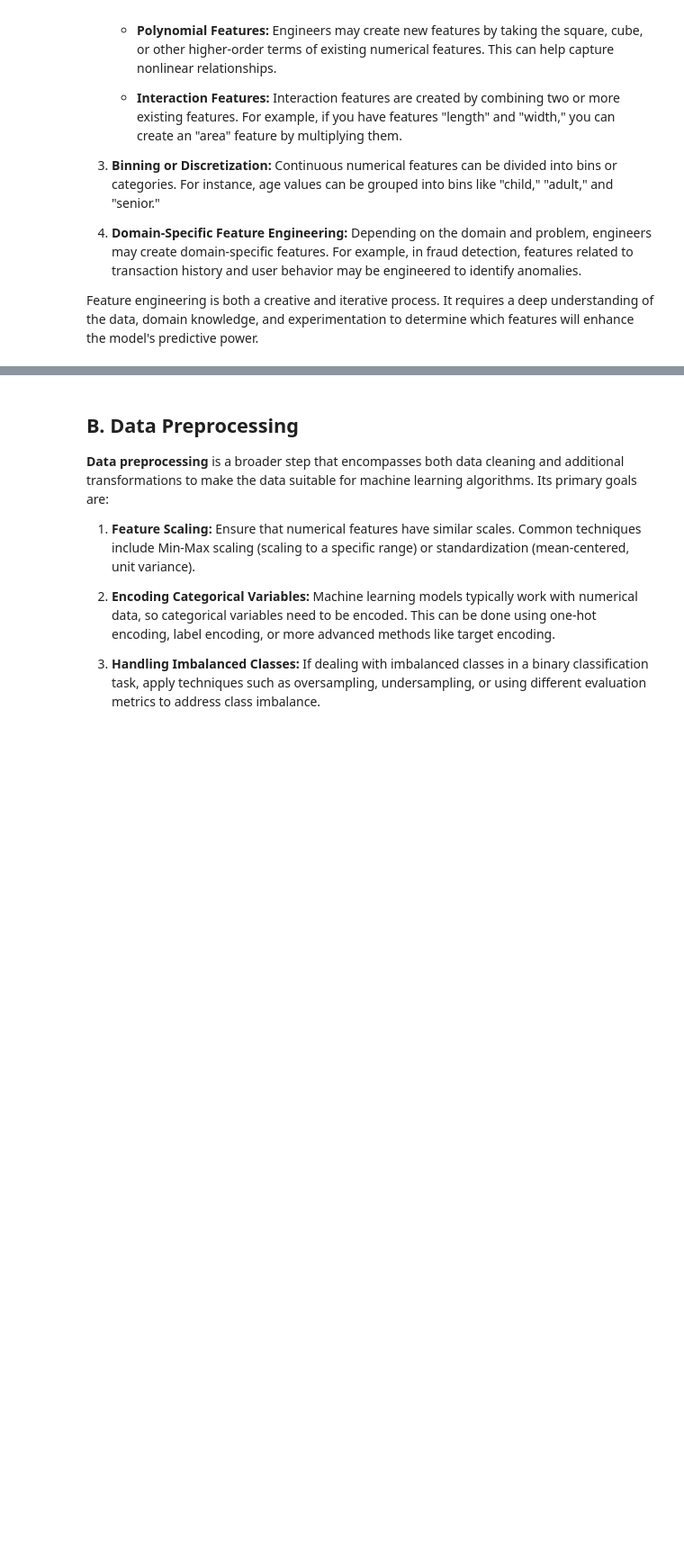
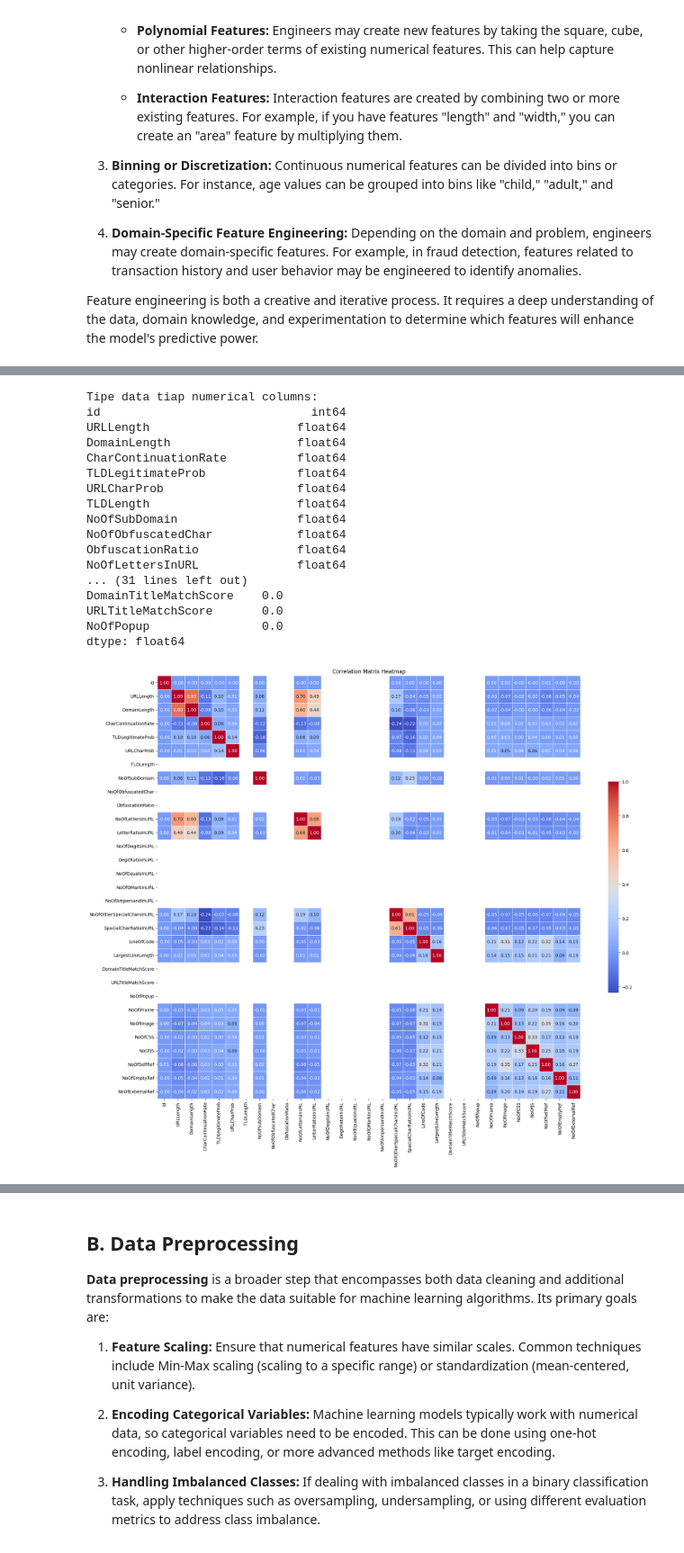
Before and after one commit to k3rlyn/Tubes2-Dasar-AI, a Jupyter notebook: src/Tubes2_18222002_18222031_18222090_18222099.ipynb, the cells around one changed output, grey strips where cells are left out. Shown at 90% size. Saved outputs shown, nothing was run; the diff lists cells and outputs as text; code cells hidden in the pictures; blank space fills up the shorter version.

```diff
--- a/src/Tubes2_18222002_18222031_18222090_18222099.ipynb
+++ b/src/Tubes2_18222002_18222031_18222090_18222099.ipynb
@@ -637,9 +664,13 @@ if num_duplicates > 0:
 Number of duplicate rows: 0
 # %%
+# Remove duplicates untuk outlier_handling (data setelah handling outliers dan setelah handling missing values)
+
+print("Remove duplicates for outlier_handling (data after handling outlier and after handling missing values)")
+
 # Remove duplicate rows
-data_no_duplicates = original_train_set.drop_duplicates()
+df_no_duplicates = df_outlier.drop_duplicates()
 
 # Confirm the removal
-print(f"\nNumber of rows after removing duplicates: {len(data_no_duplicates)}")
-print(f"Number of duplicates removed: {len(original_train_set) - len(data_no_duplicates)}")
+print(f"\nNumber of rows after removing duplicates: {len(df_no_duplicates)}")
+print(f"Number of duplicates removed: {len(df_outlier) - len(df_no_duplicates)}")
 # %% [output]
@@ -785,0 +707,58 @@ ValueError: could not convert string to float: 'Short'
+# %%
+# Analisis korelasi antar numerical features dengan menggunakan correlation matrix untuk mengetahui
+# hubungan antar numerical features, mana yang berkorelasi tinggi dan mana yang kurang berkorelasi
+
+# Select numerical columns
+numerical_columns = [col for col in df.columns
+                    if df[col].dtype in ['int64', 'float64']
+                    and col not in binary_columns]
+
+numerical_data = df_no_duplicates[numerical_columns]
+
+# Cek tipe data tiap numerical columns
+print("\nTipe data tiap numerical columns:")
+print(numerical_data.dtypes)
+
+# Cek variance tiap numerical columns
+print("\nKolom dengan variance 0:")
+print(numerical_data.var()[numerical_data.var() == 0])
+
+
+corr_matrix = numerical_data.corr()
+
+# Visualisasi by plotting the correlation matrix
+plt.figure(figsize=(20, 16))
+sns.heatmap(corr_matrix,
+            annot=True,
+            cmap='coolwarm',
+            fmt='.2f',
+            linewidths=0.5,
+            square=True,  # Membuat sel persegi
+            cbar_kws={"shrink": .5})
+
+plt.title('Correlation Matrix Heatmap')
+plt.tight_layout()
+plt.show()
+
+# Display correlation matrix
+print("Correlation Matrix:")
+print(corr_matrix)
+# %% [output]
+Tipe data tiap numerical columns:
+id                              int64
+URLLength                     float64
+DomainLength                  float64
+CharContinuationRate          float64
+TLDLegitimateProb             float64
+URLCharProb                   float64
+TLDLength                     float64
+NoOfSubDomain                 float64
+NoOfObfuscatedChar            float64
+ObfuscationRatio              float64
+NoOfLettersInURL              float64
+... (31 lines left out)
+DomainTitleMatchScore    0.0
+URLTitleMatchScore       0.0
+NoOfPopup                0.0
+dtype: float64
+[figure, added]
```
Also changed, not shown: parts of 23 cells of this notebook.
